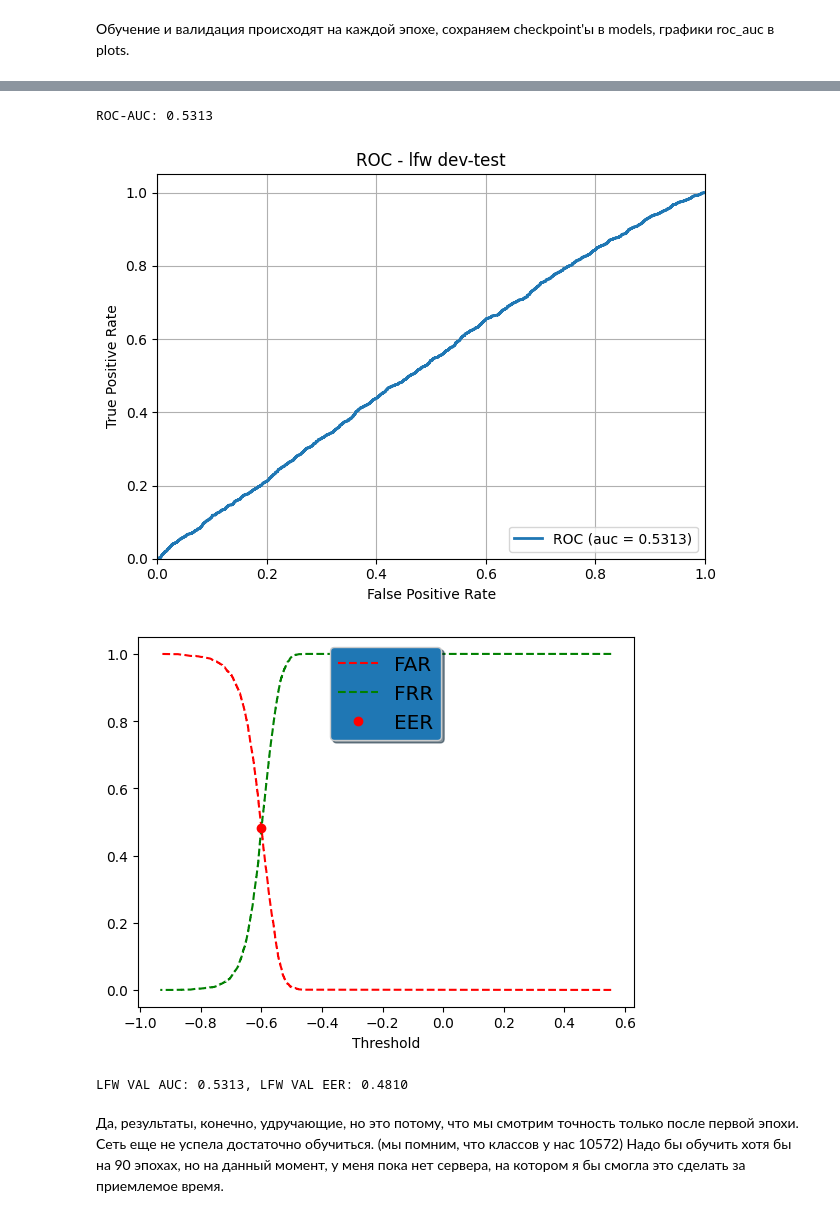
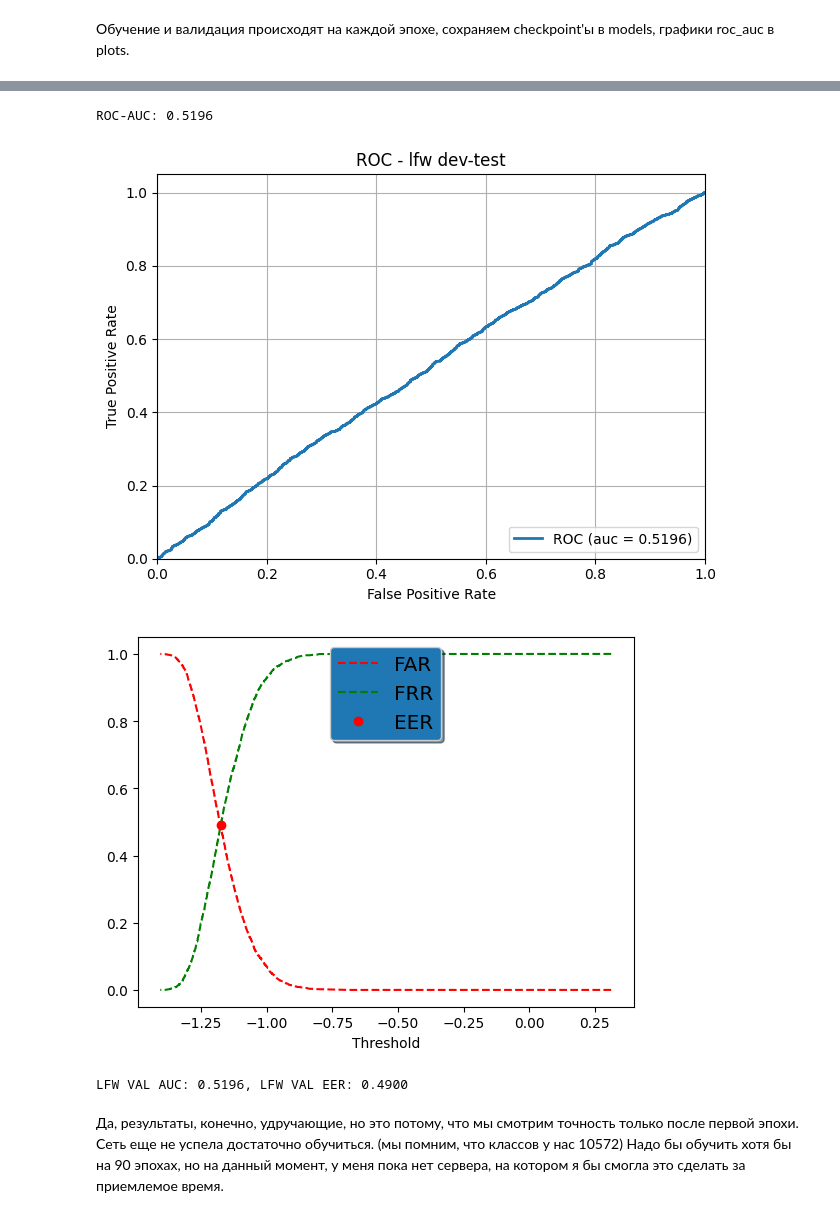
Before and after one commit to SamalKub/FaceRecognition, a Jupyter notebook: report.ipynb, the cells around one changed output, grey strips where cells are left out. Cells and saved outputs as stored; diff of their text form; code cells hidden in the pictures.

```diff
--- a/report.ipynb
+++ b/report.ipynb
@@ -178,6 +189,7 @@ print('Number of Training Classes: %d' % num_class)
 Number of Training Classes: 10572
 # %%
 path_list, issame_list = get_paths(VAL_PATH, FILE_EXT)
+issame_list = [0] * 3000 + [1] * 3000
 val_loader = torch.utils.data.DataLoader(LFWDataset(path_list, issame_list, val_transform), batch_size=VAL_BATCH_SIZE, shuffle=False)
 # %% [markdown]
 Подготовим модель на базе предобученных моделей.
@@ -274,17 +360,17 @@ Training complete
 # %%
 evaluate(
     model=model.to(device),
     optimizer=optimizer_softmax,
-    checkpoint_path='/content/gdrive/MyDrive/Samal_experiments/DL/FaceRecognition/models/MobNet_CASIA-WEB-FACE-Aligned_Epoch_0_LfwAUC_0.468703.tar',
+    checkpoint_path='/content/gdrive/MyDrive/Samal_experiments/DL/FaceRecognition/models/MobNettest3_CASIA-WEB-FACE-Aligned_Epoch_0_LfwAUC_0.5196385555555556.tar',
     device=device,
     val_loader=val_loader,
     issame_list=issame_list
 )
 # %% [output]
-ROC-AUC: 0.5313
+ROC-AUC: 0.5196
-[figure, old version]
+[figure, new version]
-[figure, old version]
+[figure, new version]
-LFW VAL AUC: 0.5313, LFW VAL EER: 0.4810
+LFW VAL AUC: 0.5196, LFW VAL EER: 0.4900
 # %% [markdown]
 Да, результаты, конечно, удручающие, но это потому, что мы смотрим точность только после первой эпохи. Сеть еще не успела достаточно обучиться. (мы помним, что классов у нас 10572) Надо бы обучить хотя бы на 90 эпохах, но на данный момент, у меня пока нет сервера, на котором я бы смогла это сделать за приемлемое время.
 # %% [markdown]
```
Also changed, not shown: parts of 20 cells of this notebook.
